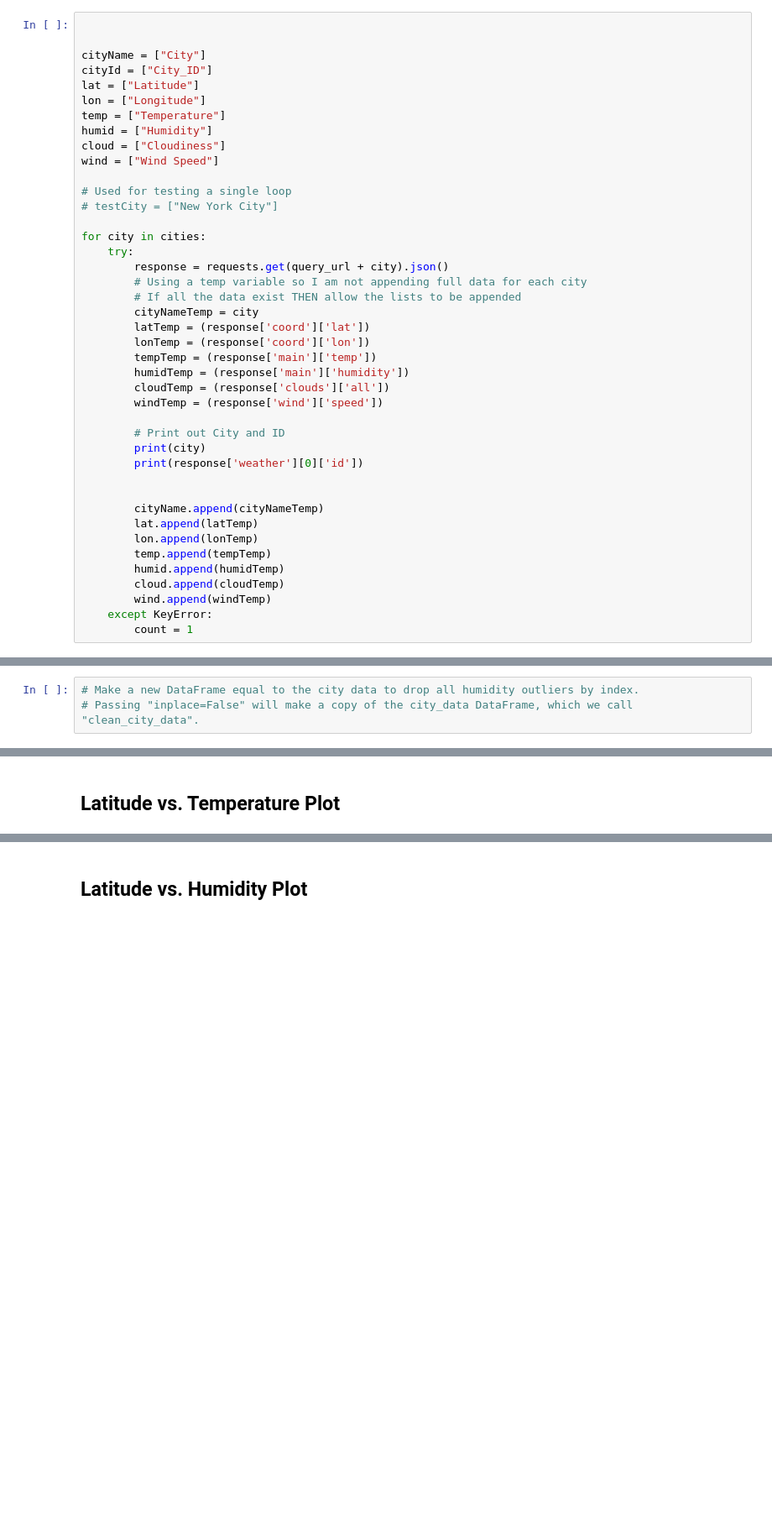
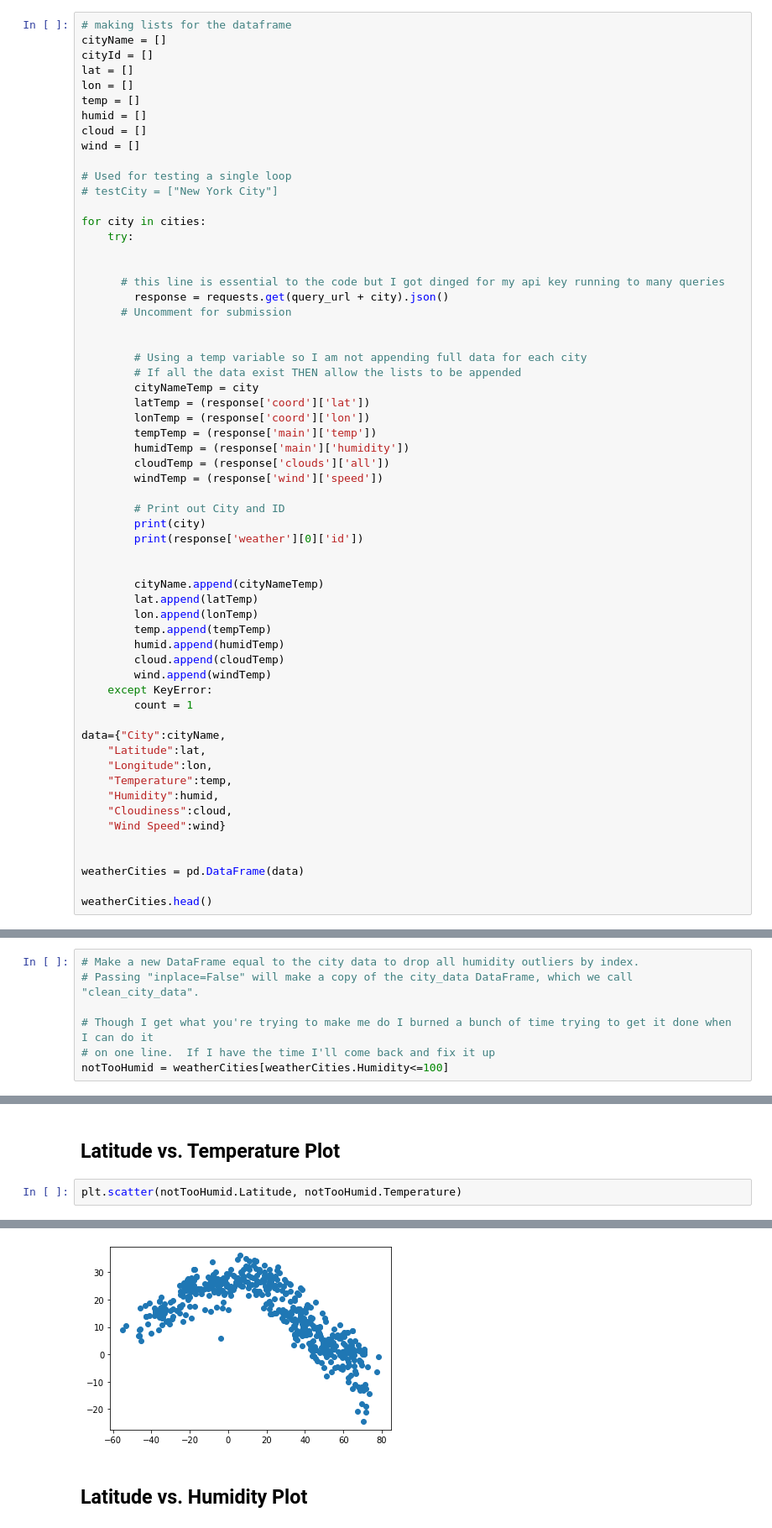
Before and after one commit to jleibfried/python-api-challenge, a Jupyter notebook: WeatherPy/WeatherPy.ipynb, the cells around one changed output, grey strips where cells are left out. Shown: that part at 84% size. Saved outputs shown, nothing was run; the diff lists cells and outputs as text; blank space fills up the shorter version.

```diff
--- a/WeatherPy/WeatherPy.ipynb
+++ b/WeatherPy/WeatherPy.ipynb
@@ -62,23 +64,28 @@ query_url = f"{url}appid={weather_api_key}&units={units}&q="
 * Perform a weather check on each city using a series of successive API calls.
 * Include a print log of each city as it'sbeing processed (with the city number and city name).
 # %%
-
-
-cityName = ["City"]
-cityId = ["City_ID"]
-lat = ["Latitude"]
-lon = ["Longitude"]
-temp = ["Temperature"]
-humid = ["Humidity"]
-cloud = ["Cloudiness"]
-wind = ["Wind Speed"]
+# making lists for the dataframe
+cityName = []
+cityId = []
+lat = []
+lon = []
+temp = []
+humid = []
+cloud = []
+wind = []
 
 # Used for testing a single loop
 # testCity = ["New York City"]
 
 for city in cities:
     try:
+
+
+      # this line is essential to the code but I got dinged for my api key running to many queries
         response = requests.get(query_url + city).json()
+      # Uncomment for submission
+
+
         # Using a temp variable so I am not appending full data for each city
         # If all the data exist THEN allow the lists to be appended
         cityNameTemp = city
@@ -103,4 +110,17 @@ for city in cities:
         wind.append(windTemp)
     except KeyError:
         count = 1
+
+data={"City":cityName,
+    "Latitude":lat,
+    "Longitude":lon,
+    "Temperature":temp,
+    "Humidity":humid,
+    "Cloudiness":cloud,
+    "Wind Speed":wind}
+
+
+weatherCities = pd.DataFrame(data)
+
+weatherCities.head()
 # %% [output]
@@ -146,6 +190,10 @@ Skip this step if there are no cities that have humidity > 100%.
 # %%
 # Make a new DataFrame equal to the city data to drop all humidity outliers by index.
 # Passing "inplace=False" will make a copy of the city_data DataFrame, which we call "clean_city_data".
+
+# Though I get what you're trying to make me do I burned a bunch of time trying to get it done when I can do it
+# on one line.  If I have the time I'll come back and fix it up
+notTooHumid = weatherCities[weatherCities.Humidity<=100]
 # %%
 # Extract relevant fields from the data frame
 
@@ -157,3 +206,6 @@ Skip this step if there are no cities that have humidity > 100%.
 * Save the plotted figures as .pngs.
 # %% [markdown]
 ## Latitude vs. Temperature Plot
+# %%
+plt.scatter(notTooHumid.Latitude, notTooHumid.Temperature)
+# %% [output]
@@ -160,2 +213,3 @@ Skip this step if there are no cities that have humidity > 100%.
+[figure, added]
 # %% [markdown]
 ## Latitude vs. Humidity Plot
```
Also changed, not shown: parts of 19 cells of this notebook.
